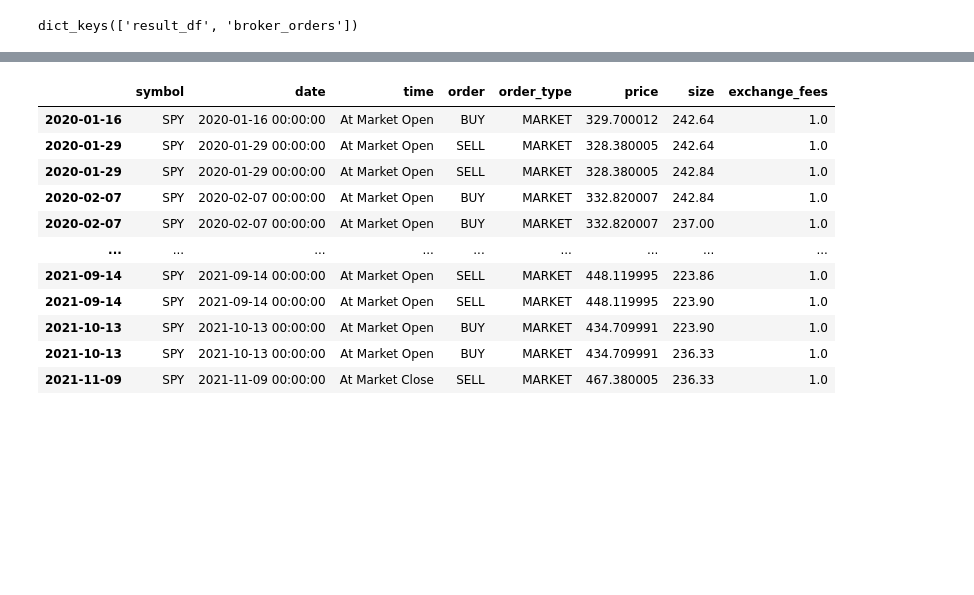
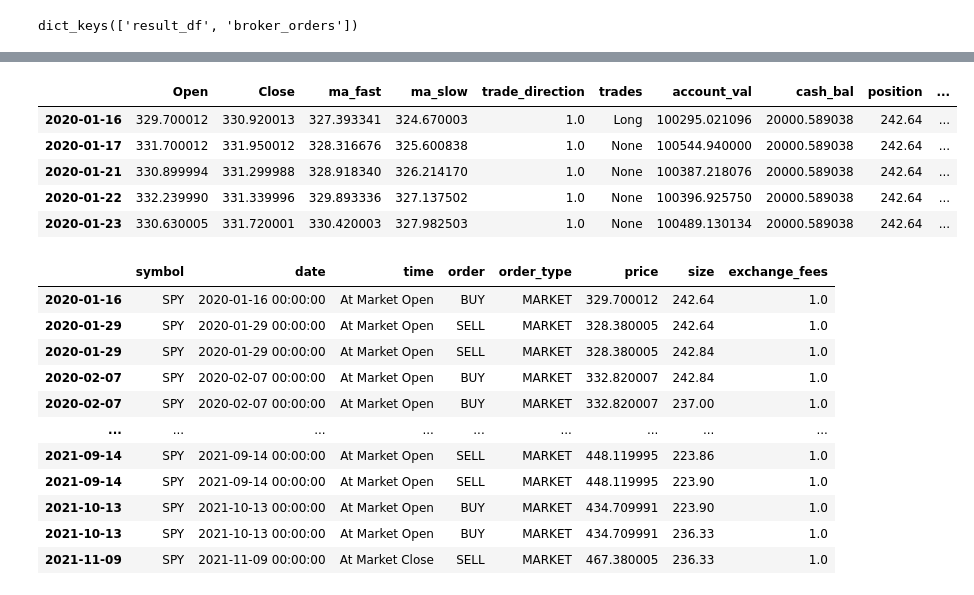
Before and after one commit to AhmedSMG/CodingDojo, a Jupyter notebook: week05/day04/W5C2/W5C2_template.ipynb, the cells around one changed output, grey strips where cells are left out. Cells and saved outputs as stored; diff of their text form; code cells hidden in the pictures; blank space fills up the shorter version.

```diff
--- a/week05/day04/W5C2/W5C2_template.ipynb
+++ b/week05/day04/W5C2/W5C2_template.ipynb
@@ -197,3 +156,13 @@ results['result_df'].tail(50)
+# %%
+results_df = results["result_df"]
+results_df.head()
+# %% [output]
+|  | Open | Close | ma_fast | ma_slow | trade_direction | trades | account_val | cash_bal | position | ... |
+| 2020-01-16 | 329.700012 | 330.920013 | 327.393341 | 324.670003 | 1.0 | Long | 100295.021096 | 20000.589038 | 242.64 | ... |
+| 2020-01-17 | 331.700012 | 331.950012 | 328.316676 | 325.600838 | 1.0 | None | 100544.940000 | 20000.589038 | 242.64 | ... |
+| 2020-01-21 | 330.899994 | 331.299988 | 328.918340 | 326.214170 | 1.0 | None | 100387.218076 | 20000.589038 | 242.64 | ... |
+| 2020-01-22 | 332.239990 | 331.339996 | 329.893336 | 327.137502 | 1.0 | None | 100396.925750 | 20000.589038 | 242.64 | ... |
+| 2020-01-23 | 330.630005 | 331.720001 | 330.420003 | 327.982503 | 1.0 | None | 100489.130134 | 20000.589038 | 242.64 | ... |
 # %%
 # Here are our simulated orders as we would submit to an API endpoint for algorthmic trading.
 results['broker_orders']
```
Also changed, not shown: parts of 9 cells of this notebook.
